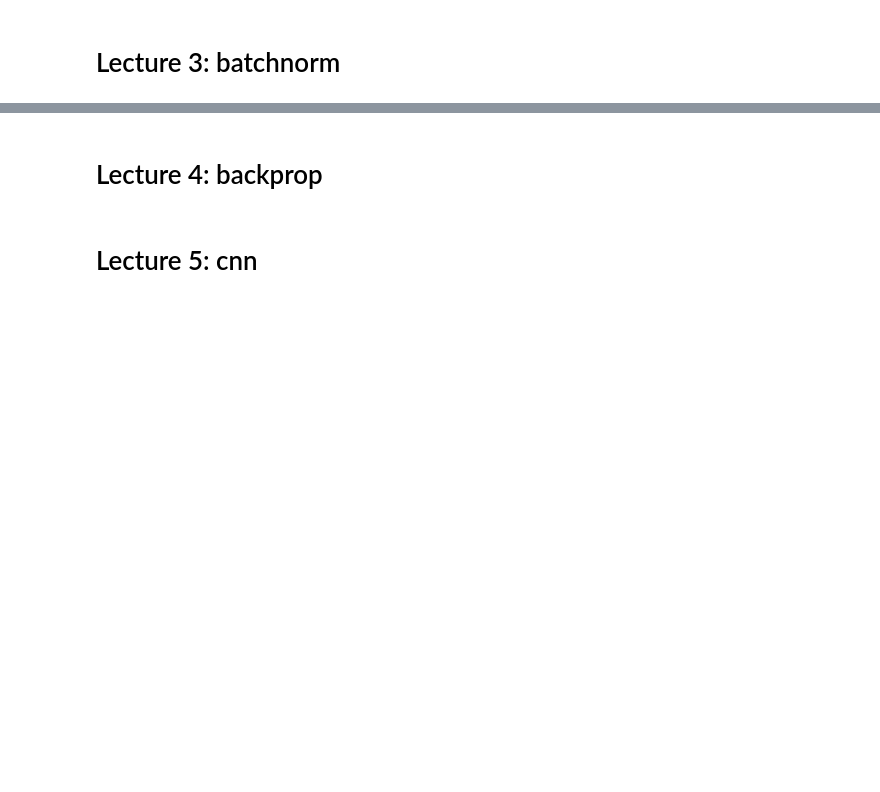
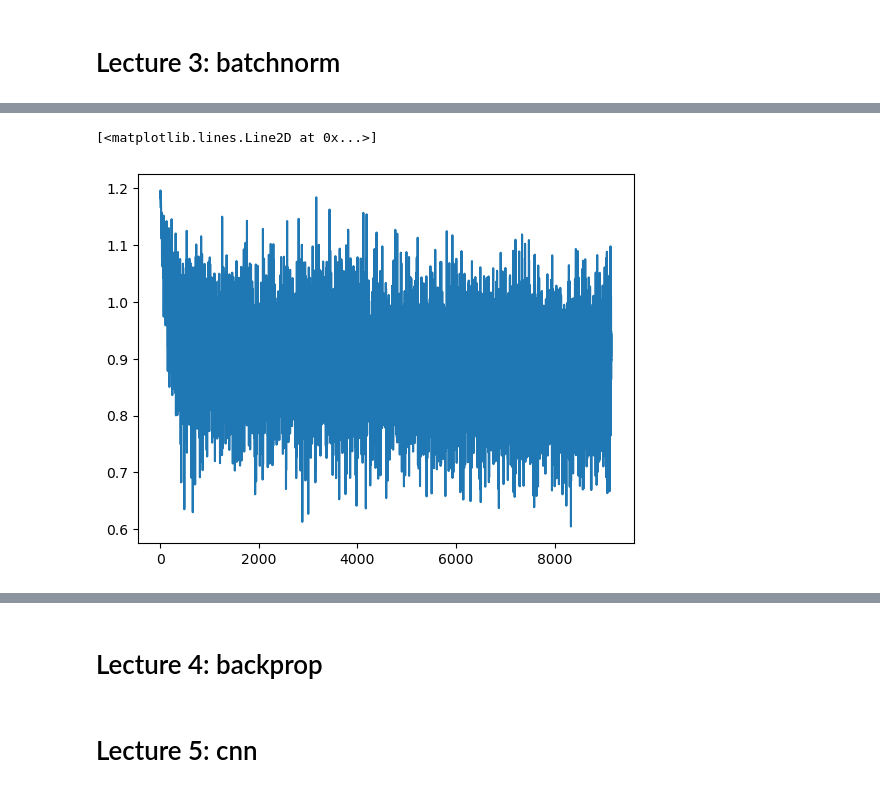
Before and after one commit to eved1018/EN.605.645.82.SP26, a Jupyter notebook: Module14/edelste4_pa14.ipynb, the cells around one changed output, grey strips where cells are left out. Drawn from its saved outputs; the diff is of its cells as text; code cells hidden in the pictures; blank space fills up the shorter version.

```diff
--- a/Module14/edelste4_pa14.ipynb
+++ b/Module14/edelste4_pa14.ipynb
@@ -460,2 +466,15 @@ zit.
 # %% [markdown]
 # Lecture 3: batchnorm
+# %%
+# https://docs.pytorch.org/docs/stable/torch.html#inplace-random-sampling
+def init_mlp_normalized(n_inputs: int, n_hidden: int, n_outputs: int, generator: Generator = GENERATOR, weight_range: float = 0.1) -> MLP:
+    weights1 = torch.empty((n_inputs, n_hidden)).uniform_(-weight_range, weight_range, generator=generator).requires_grad_(True)
+    bias1 = torch.empty(n_hidden).uniform_(-weight_range, weight_range, generator=generator).requires_grad_(True)
+    weights2 = torch.empty((n_hidden, n_outputs)).uniform_(-weight_range, weight_range, generator=generator).requires_grad_(True)
+    bias2 = torch.empty(n_outputs).uniform_(-weight_range, weight_range, generator=generator).requires_grad_(True)
+    model = ((weights1, bias1), (weights2, bias2))
+    return model
+# %%
+n_input = CONTEXT_SIZE * EMBED_SIZE
+n_hidden = 100
+network, losses = learn_mlp(embedding, train_features, train_labels, CONTEXT_SIZE * EMBED_SIZE, n_hidden, len(alphabet), init_fn=init_mlp_normalized)
@@ -461,0 +492,5 @@ zit.
+# %%
+plt.plot(range(len(losses)), losses)
+# %% [output]
+[<matplotlib.lines.Line2D at 0x...>]
+[figure, added]
```
Also changed, not shown: parts of 29 cells of this notebook.
